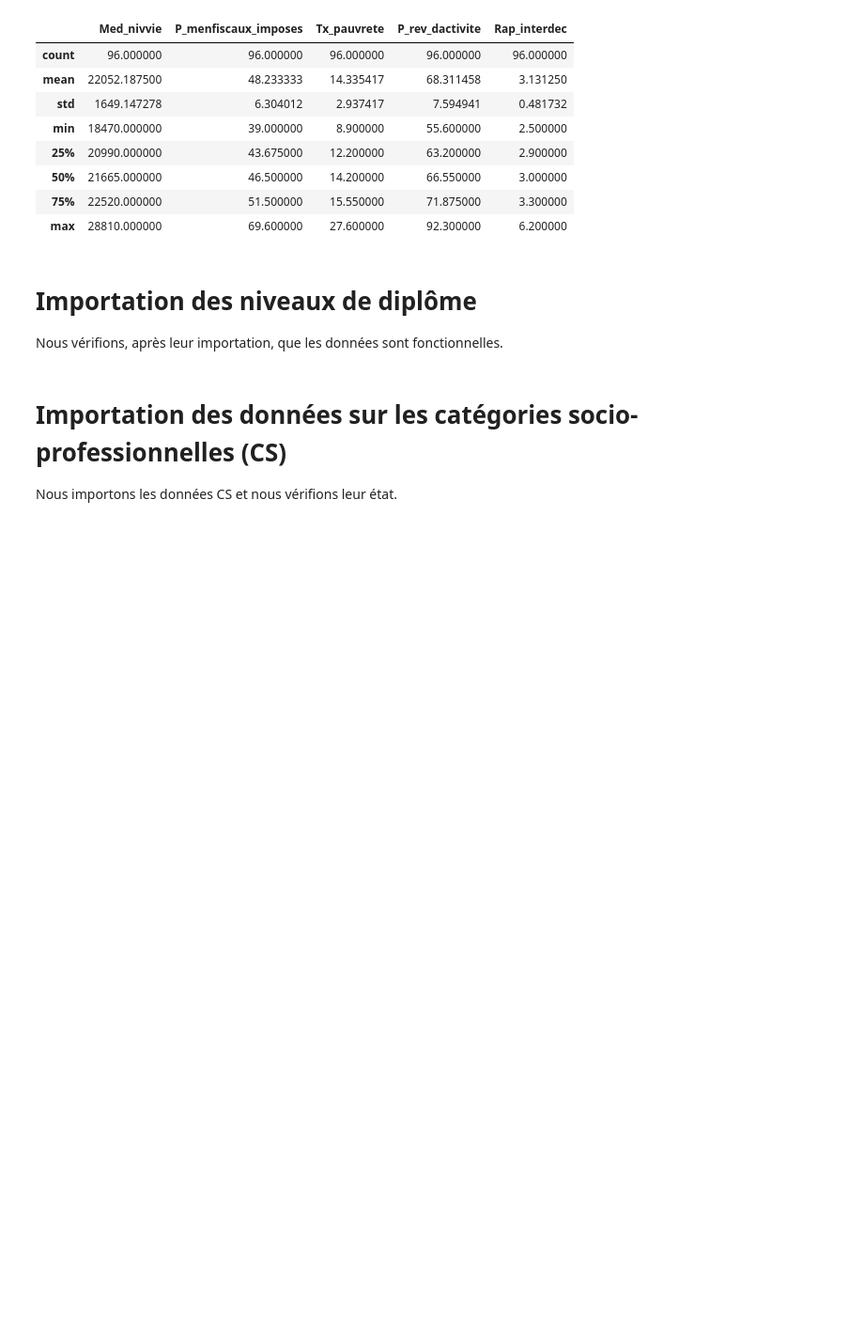
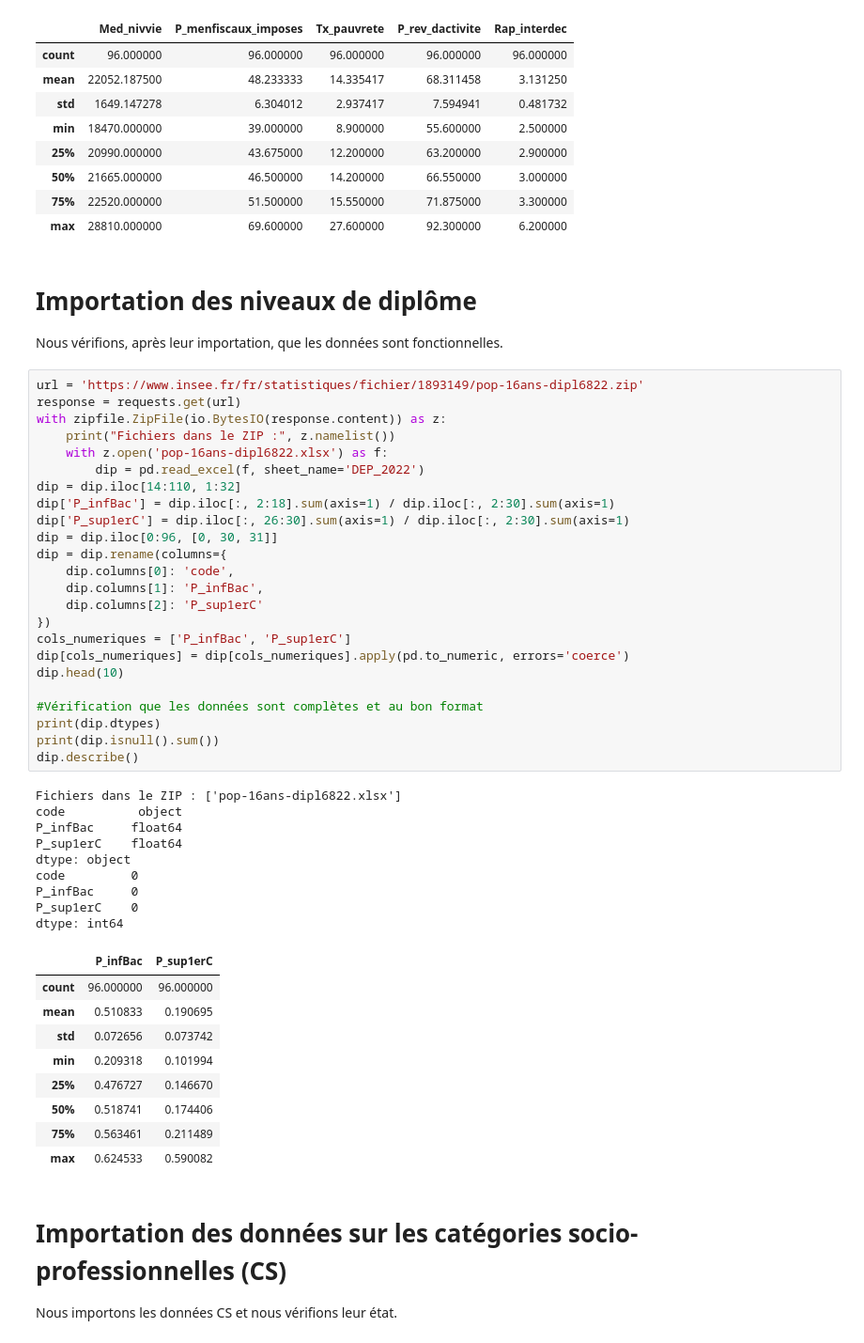
Before and after one commit to alix-data/Projet-Python, a Jupyter notebook: main.ipynb, the cells around one changed output. Shown at 94% size. Saved outputs shown, nothing was run; the diff lists cells and outputs as text; blank space fills up the shorter version.

```diff
--- a/main.ipynb
+++ b/main.ipynb
@@ -219,6 +219,49 @@ dtype: int64
 # %% [markdown]
 # Importation des niveaux de diplôme
 Nous vérifions, après leur importation, que les données sont fonctionnelles.
+# %%
+url = 'https://www.insee.fr/fr/statistiques/fichier/1893149/pop-16ans-dipl6822.zip'
+response = requests.get(url)
+with zipfile.ZipFile(io.BytesIO(response.content)) as z:
+    print("Fichiers dans le ZIP :", z.namelist())
+    with z.open('pop-16ans-dipl6822.xlsx') as f:
+        dip = pd.read_excel(f, sheet_name='DEP_2022')
+dip = dip.iloc[14:110, 1:32]
+dip['P_infBac'] = dip.iloc[:, 2:18].sum(axis=1) / dip.iloc[:, 2:30].sum(axis=1)
+dip['P_sup1erC'] = dip.iloc[:, 26:30].sum(axis=1) / dip.iloc[:, 2:30].sum(axis=1)
+dip = dip.iloc[0:96, [0, 30, 31]]
+dip = dip.rename(columns={
+    dip.columns[0]: 'code',
+    dip.columns[1]: 'P_infBac',
+    dip.columns[2]: 'P_sup1erC'
+})
+cols_numeriques = ['P_infBac', 'P_sup1erC']
+dip[cols_numeriques] = dip[cols_numeriques].apply(pd.to_numeric, errors='coerce')
+dip.head(10)
+
+#Vérification que les données sont complètes et au bon format
+print(dip.dtypes)
+print(dip.isnull().sum())
+dip.describe()
+# %% [output]
+Fichiers dans le ZIP : ['pop-16ans-dipl6822.xlsx']
+code          object
+P_infBac     float64
+P_sup1erC    float64
+dtype: object
+code         0
+P_infBac     0
+P_sup1erC    0
+dtype: int64
+|  | P_infBac | P_sup1erC |
+| count | 96.000000 | 96.000000 |
+| mean | 0.510833 | 0.190695 |
+| std | 0.072656 | 0.073742 |
+| min | 0.209318 | 0.101994 |
+| 25% | 0.476727 | 0.146670 |
+| 50% | 0.518741 | 0.174406 |
+| 75% | 0.563461 | 0.211489 |
+| max | 0.624533 | 0.590082 |
 # %% [markdown]
 # Importation des données sur les catégories socio-professionnelles (CS)
 Nous importons les données CS et nous vérifions leur état.
```
Also changed, not shown: 1 other file.
